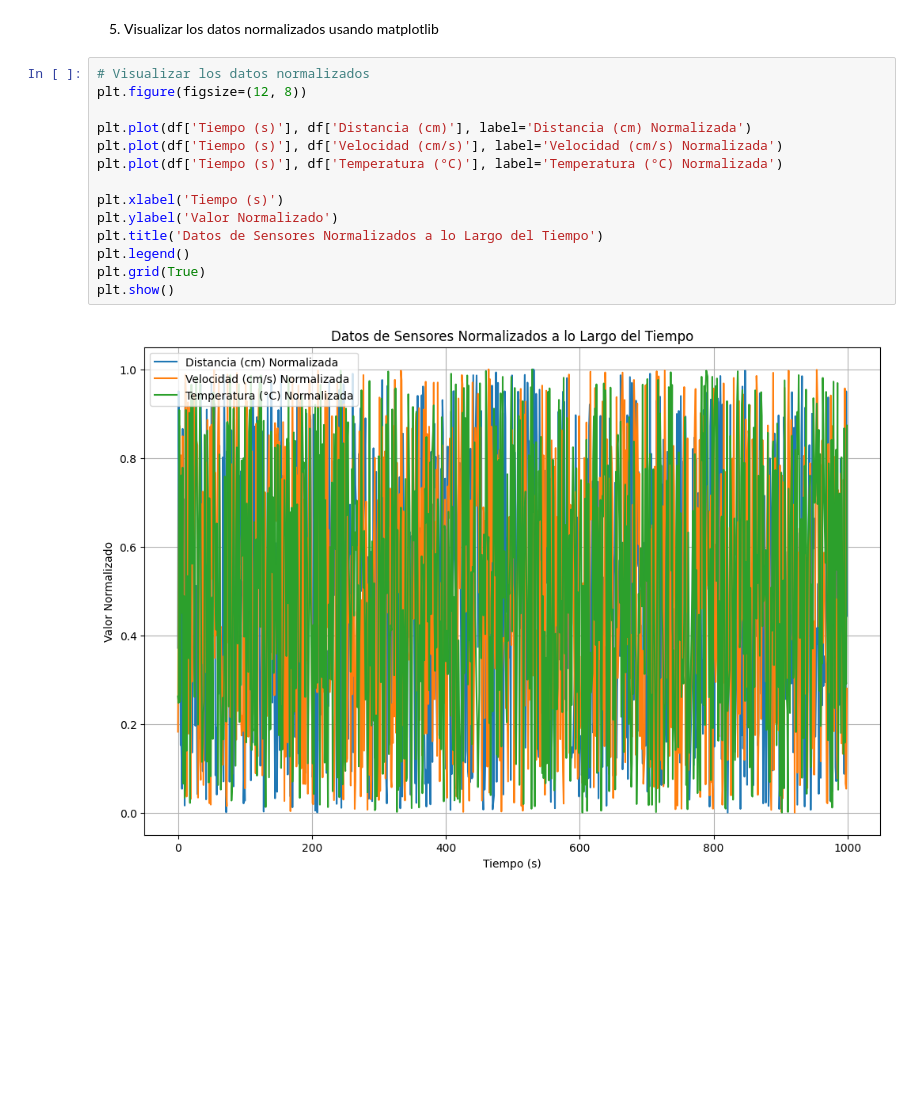
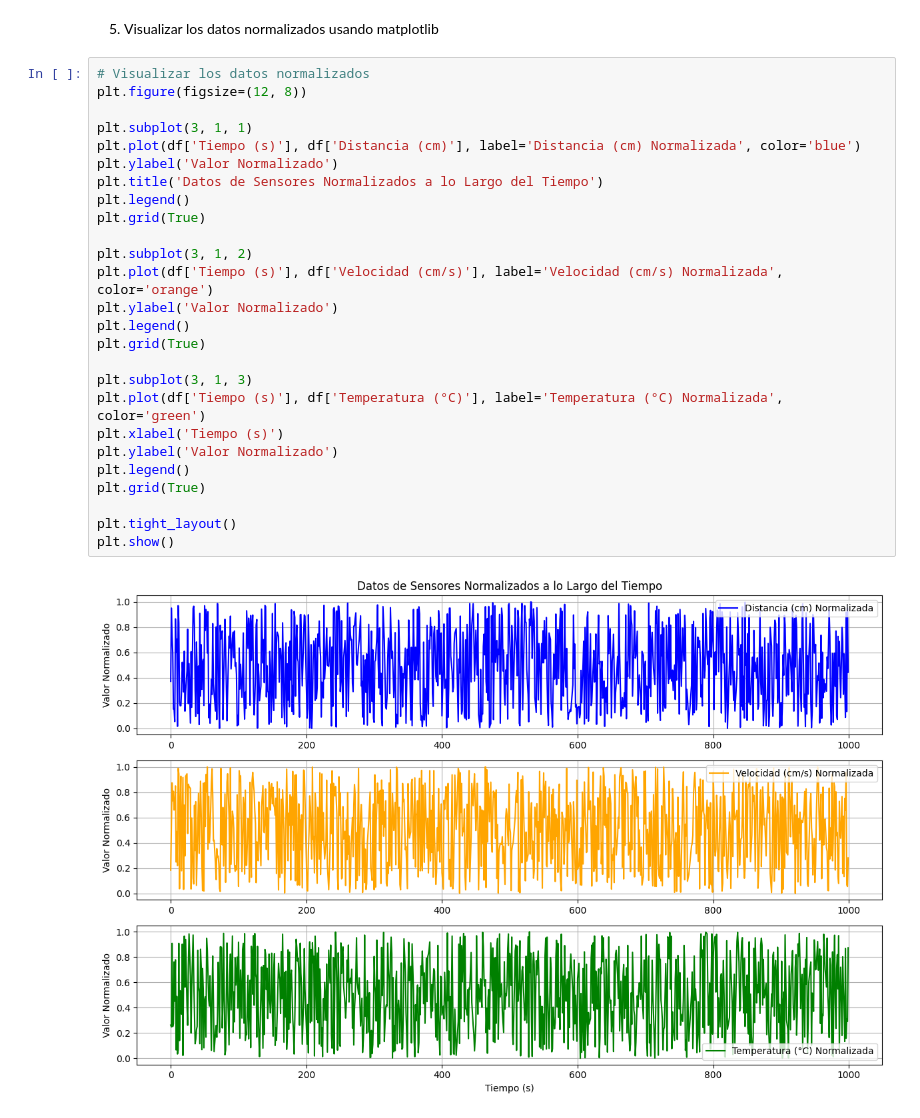
Before and after one commit to AExzxt/IA, a Jupyter notebook: A5_IA.ipynb, the cells around one changed output. Saved outputs shown, nothing was run; the diff lists cells and outputs as text; blank space fills up the shorter version.

```diff
--- a/A5_IA.ipynb
+++ b/A5_IA.ipynb
@@ -89,16 +89,28 @@ DataFrame después de normalizar los datos:
 # %%
 # Visualizar los datos normalizados
 plt.figure(figsize=(12, 8))
 
-plt.plot(df['Tiempo (s)'], df['Distancia (cm)'], label='Distancia (cm) Normalizada')
-plt.plot(df['Tiempo (s)'], df['Velocidad (cm/s)'], label='Velocidad (cm/s) Normalizada')
-plt.plot(df['Tiempo (s)'], df['Temperatura (°C)'], label='Temperatura (°C) Normalizada')
-
-plt.xlabel('Tiempo (s)')
+plt.subplot(3, 1, 1)
+plt.plot(df['Tiempo (s)'], df['Distancia (cm)'], label='Distancia (cm) Normalizada', color='blue')
 plt.ylabel('Valor Normalizado')
 plt.title('Datos de Sensores Normalizados a lo Largo del Tiempo')
 plt.legend()
 plt.grid(True)
+
+plt.subplot(3, 1, 2)
+plt.plot(df['Tiempo (s)'], df['Velocidad (cm/s)'], label='Velocidad (cm/s) Normalizada', color='orange')
+plt.ylabel('Valor Normalizado')
+plt.legend()
+plt.grid(True)
+
+plt.subplot(3, 1, 3)
+plt.plot(df['Tiempo (s)'], df['Temperatura (°C)'], label='Temperatura (°C) Normalizada', color='green')
+plt.xlabel('Tiempo (s)')
+plt.ylabel('Valor Normalizado')
+plt.legend()
+plt.grid(True)
+
+plt.tight_layout()
 plt.show()
 # %% [output]
-[figure, old version]
+[figure, new version]
```
